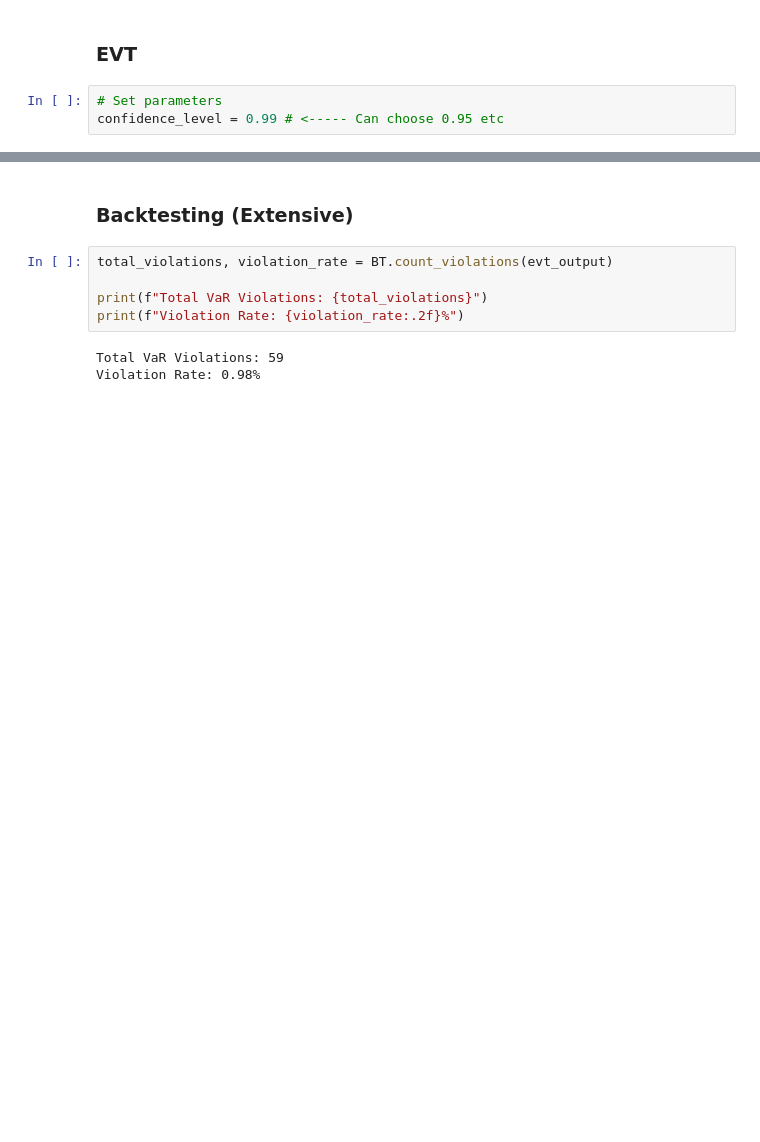
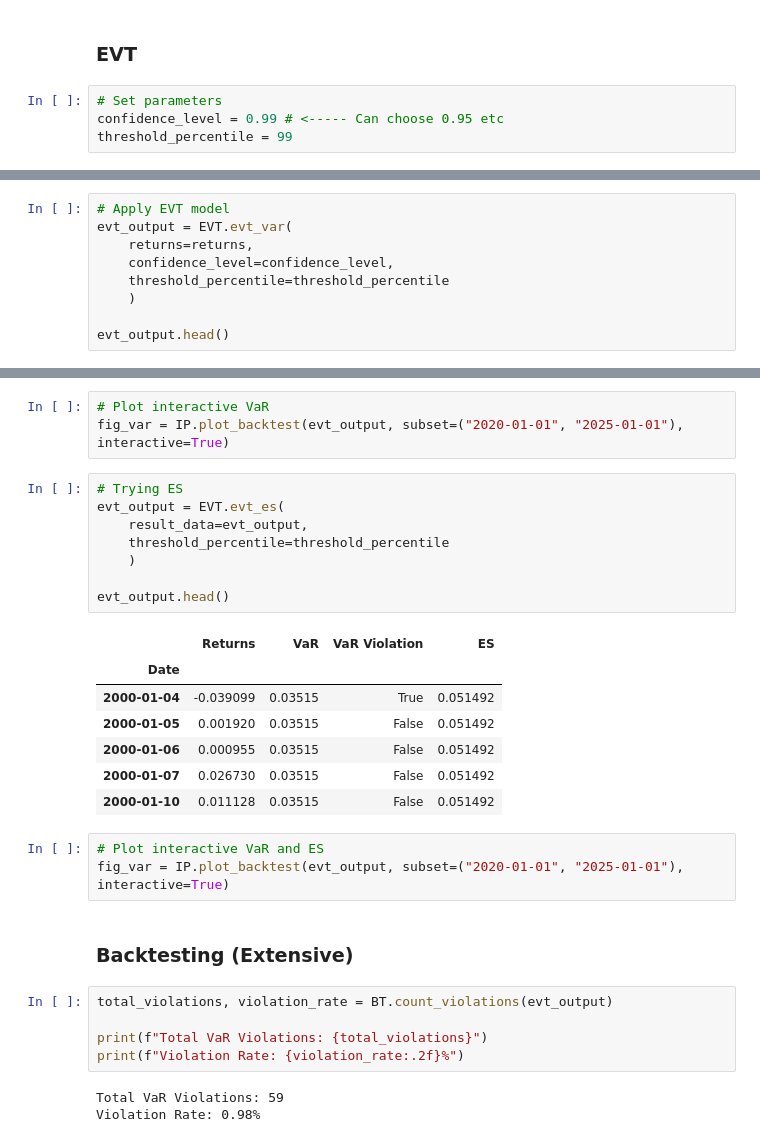
Before and after one commit to Alessandro-Dodon/pyvar, a Jupyter notebook: functions/test_evt.ipynb, the cells around one changed output, grey strips where cells are left out. Saved outputs shown, nothing was run; the diff lists cells and outputs as text; blank space fills up the shorter version.

```diff
--- a/functions/test_evt.ipynb
+++ b/functions/test_evt.ipynb
@@ -25,3 +25,4 @@ returns = sp500_data["Log Returns"].dropna()
 # %%
 # Set parameters
 confidence_level = 0.99 # <----- Can choose 0.95 etc
+threshold_percentile = 99
@@ -54,0 +29,9 @@ evt_output.head()
+# %%
+# Apply EVT model
+evt_output = EVT.evt_var(
+    returns=returns,
+    confidence_level=confidence_level,
+    threshold_percentile=threshold_percentile
+    )
+
+evt_output.head()
@@ -55,3 +46,25 @@ evt_output.head()
+# %%
+# Plot interactive VaR
+fig_var = IP.plot_backtest(evt_output, subset=("2020-01-01", "2025-01-01"), interactive=True)
+# %%
+# Trying ES
+evt_output = EVT.evt_es(
+    result_data=evt_output,
+    threshold_percentile=threshold_percentile
+    )
+
+evt_output.head()
+# %% [output]
+|  | Returns | VaR | VaR Violation | ES |
+| Date |  |  |  |  |
+| 2000-01-04 | -0.039099 | 0.03515 | True | 0.051492 |
+| 2000-01-05 | 0.001920 | 0.03515 | False | 0.051492 |
+| 2000-01-06 | 0.000955 | 0.03515 | False | 0.051492 |
+| 2000-01-07 | 0.026730 | 0.03515 | False | 0.051492 |
+| 2000-01-10 | 0.011128 | 0.03515 | False | 0.051492 |
+# %%
+# Plot interactive VaR and ES
+fig_var = IP.plot_backtest(evt_output, subset=("2020-01-01", "2025-01-01"), interactive=True)
 # %% [markdown]
 ### Backtesting (Extensive)
 # %%
```
Also changed, not shown: parts of 5 cells of this notebook, 8 other files.
